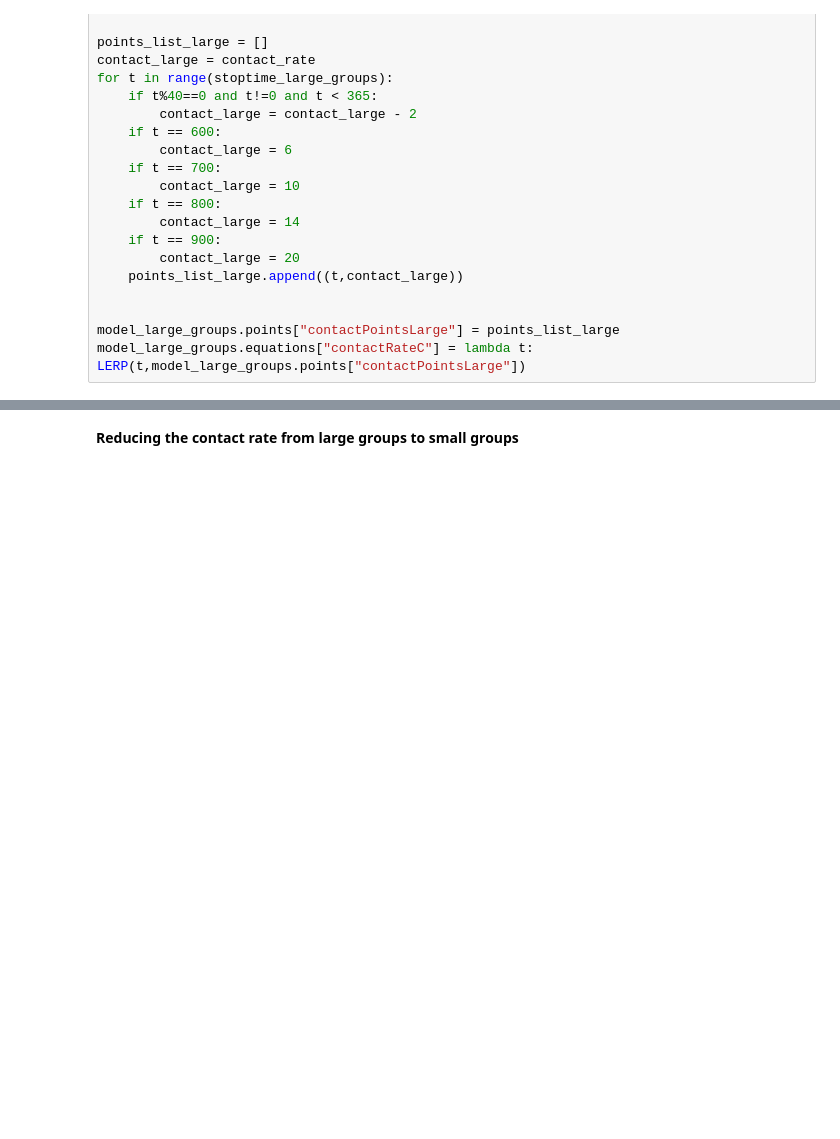
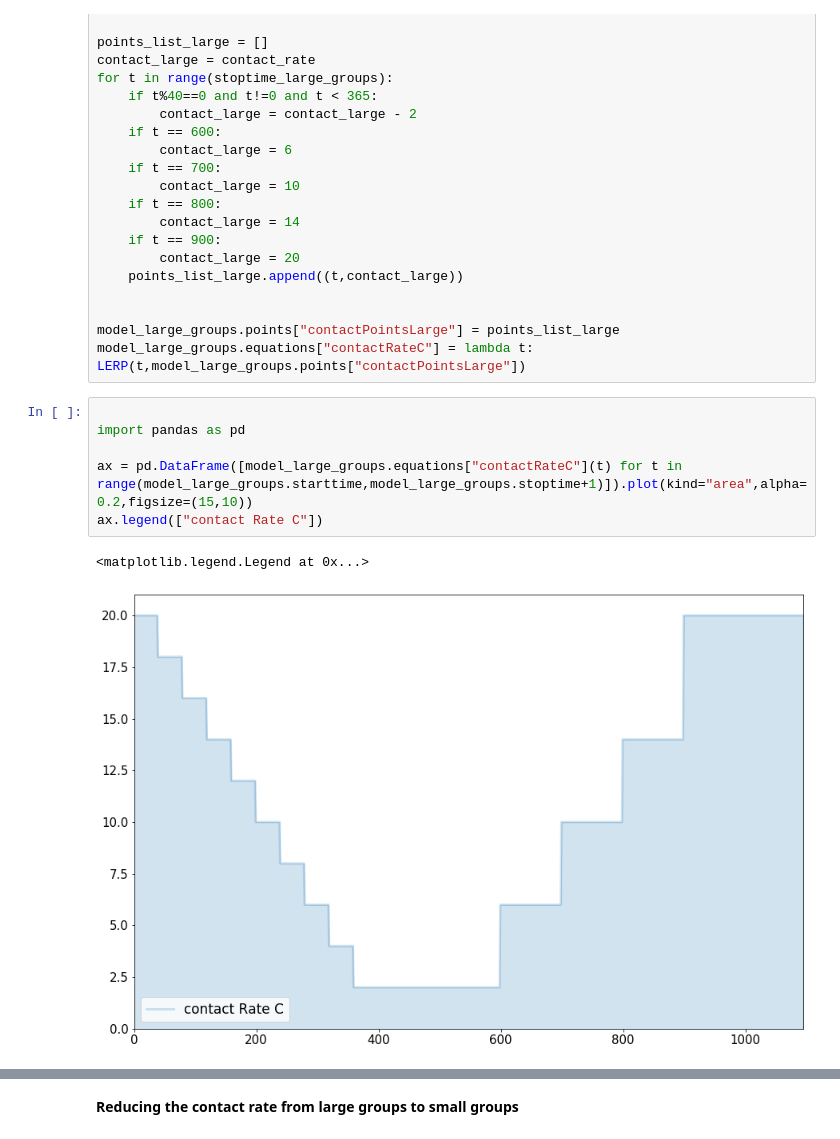
Before and after one commit to transentis/sim-covid-19, a Jupyter notebook: sir_notebook.ipynb, the cells around one changed output, grey strips where cells are left out. Saved outputs shown, nothing was run; the diff lists cells and outputs as text; blank space fills up the shorter version.

```diff
--- a/sir_notebook.ipynb
+++ b/sir_notebook.ipynb
@@ -74,6 +90,15 @@ for t in range(stoptime_large_groups):
 
 model_large_groups.points["contactPointsLarge"] = points_list_large
 model_large_groups.equations["contactRateC"] = lambda t: LERP(t,model_large_groups.points["contactPointsLarge"])
+# %%
+
+import pandas as pd
+
+ax = pd.DataFrame([model_large_groups.equations["contactRateC"](t) for t in range(model_large_groups.starttime,model_large_groups.stoptime+1)]).plot(kind="area",alpha=0.2,figsize=(15,10))
+ax.legend(["contact Rate C"])
+# %% [output]
+<matplotlib.legend.Legend at 0x...>
+[figure, added]
 # %%
 bptk.plot_scenarios(
     scenario_managers=["smAdvancedRealistic"],
```
Also changed, not shown: parts of 9 cells of this notebook.
